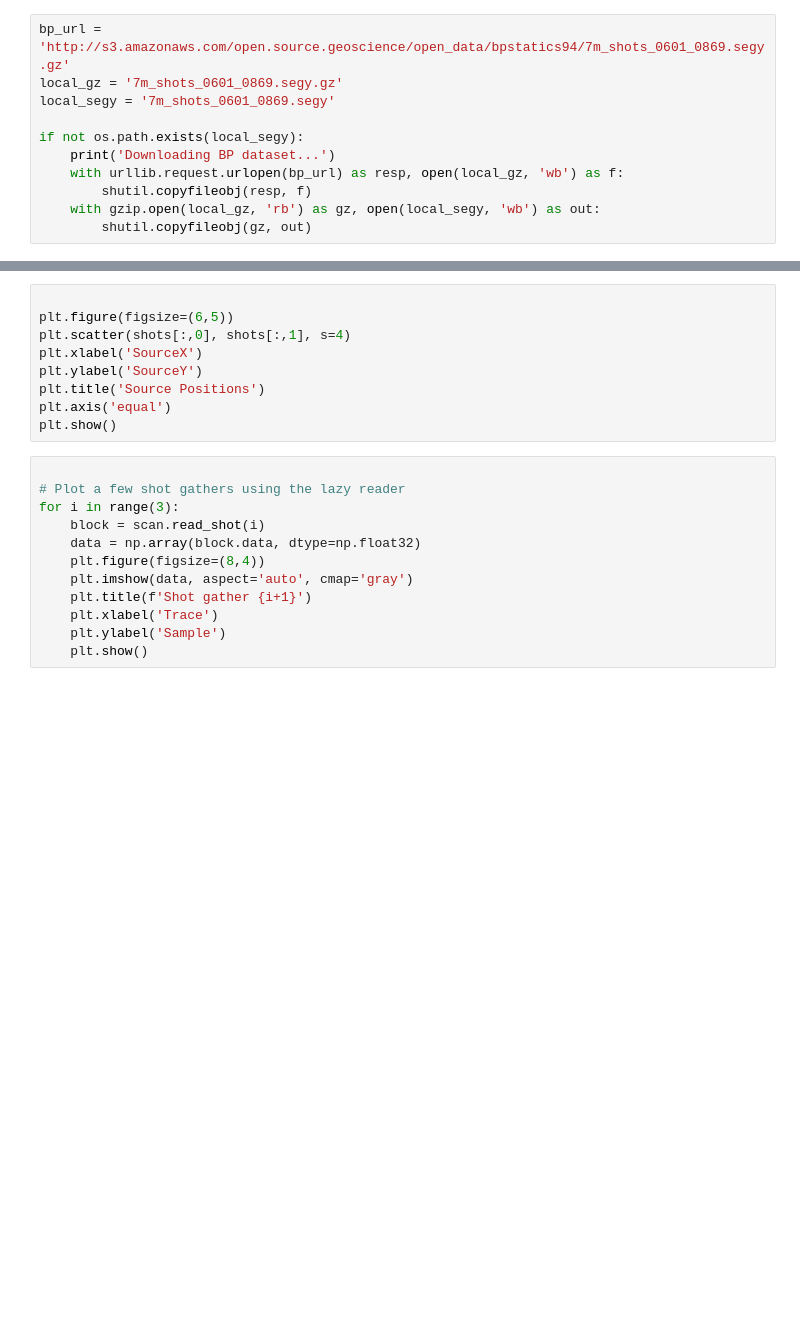
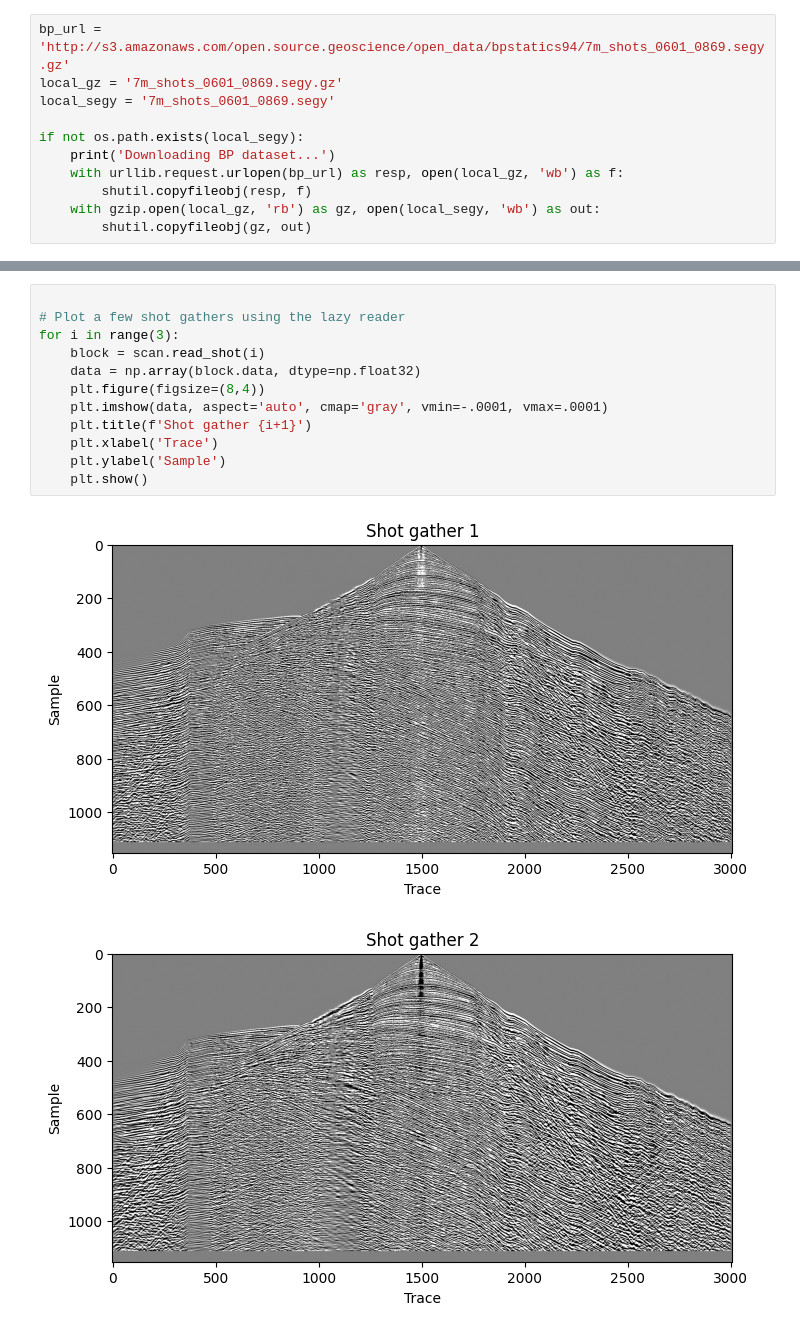
Before and after one commit to mloubout/SegyIO.jl, a Jupyter notebook: notebooks/bp_scan_tutorial.ipynb, the cells around one changed output, grey strips where cells are left out. Cells and saved outputs as stored; diff of their text form; blank space fills up the shorter version.

```diff
--- a/notebooks/bp_scan_tutorial.ipynb
+++ b/notebooks/bp_scan_tutorial.ipynb
@@ -33,21 +36,15 @@ print('Samples per trace:', fh.bfh.ns)
-# %%
-
-plt.figure(figsize=(6,5))
-plt.scatter(shots[:,0], shots[:,1], s=4)
-plt.xlabel('SourceX')
-plt.ylabel('SourceY')
-plt.title('Source Positions')
-plt.axis('equal')
-plt.show()
 # %%
 
 # Plot a few shot gathers using the lazy reader
 for i in range(3):
     block = scan.read_shot(i)
     data = np.array(block.data, dtype=np.float32)
     plt.figure(figsize=(8,4))
-    plt.imshow(data, aspect='auto', cmap='gray')
+    plt.imshow(data, aspect='auto', cmap='gray', vmin=-.0001, vmax=.0001)
     plt.title(f'Shot gather {i+1}')
     plt.xlabel('Trace')
     plt.ylabel('Sample')
     plt.show()
+# %% [output]
+[figure, added]
+[figure, added]
```
Also changed, not shown: parts of 3 cells of this notebook.
